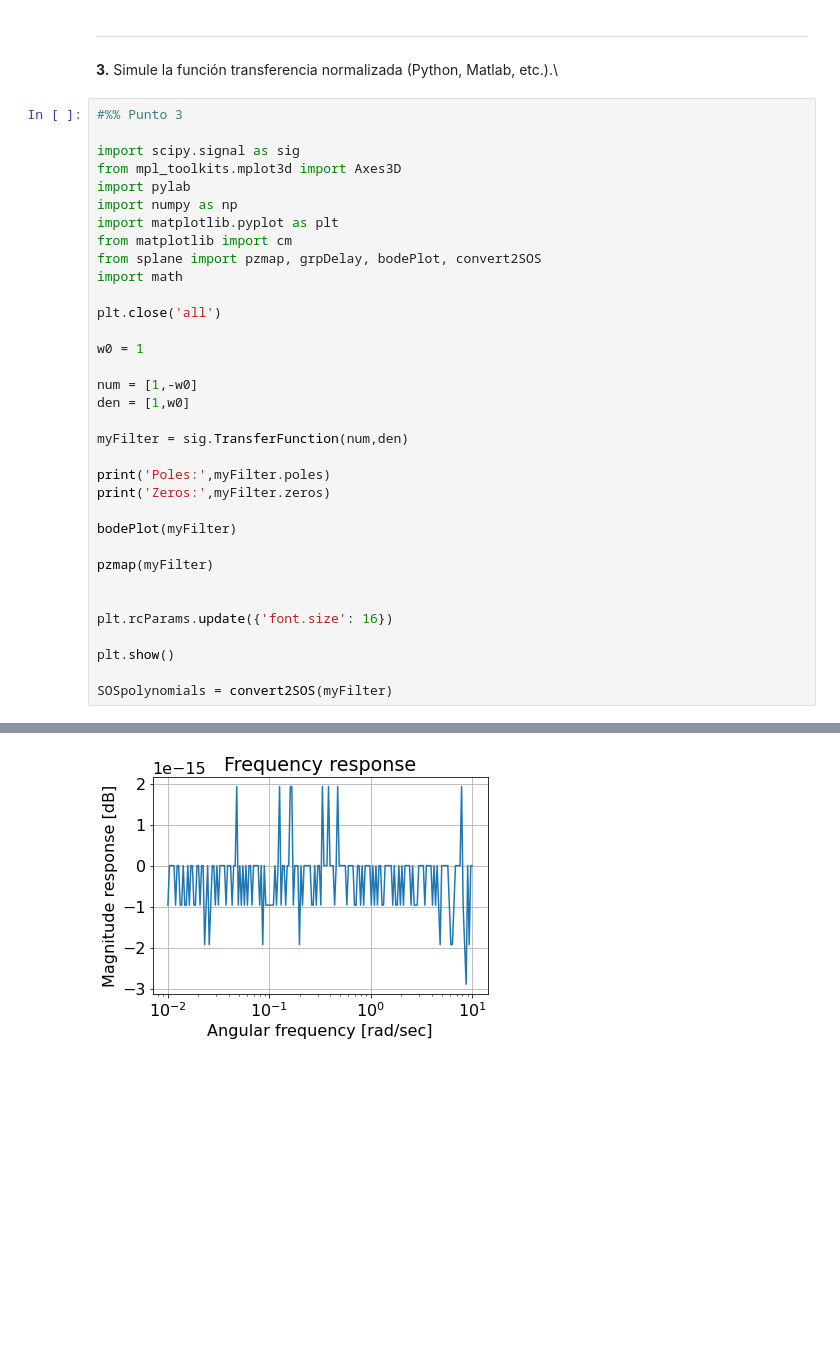
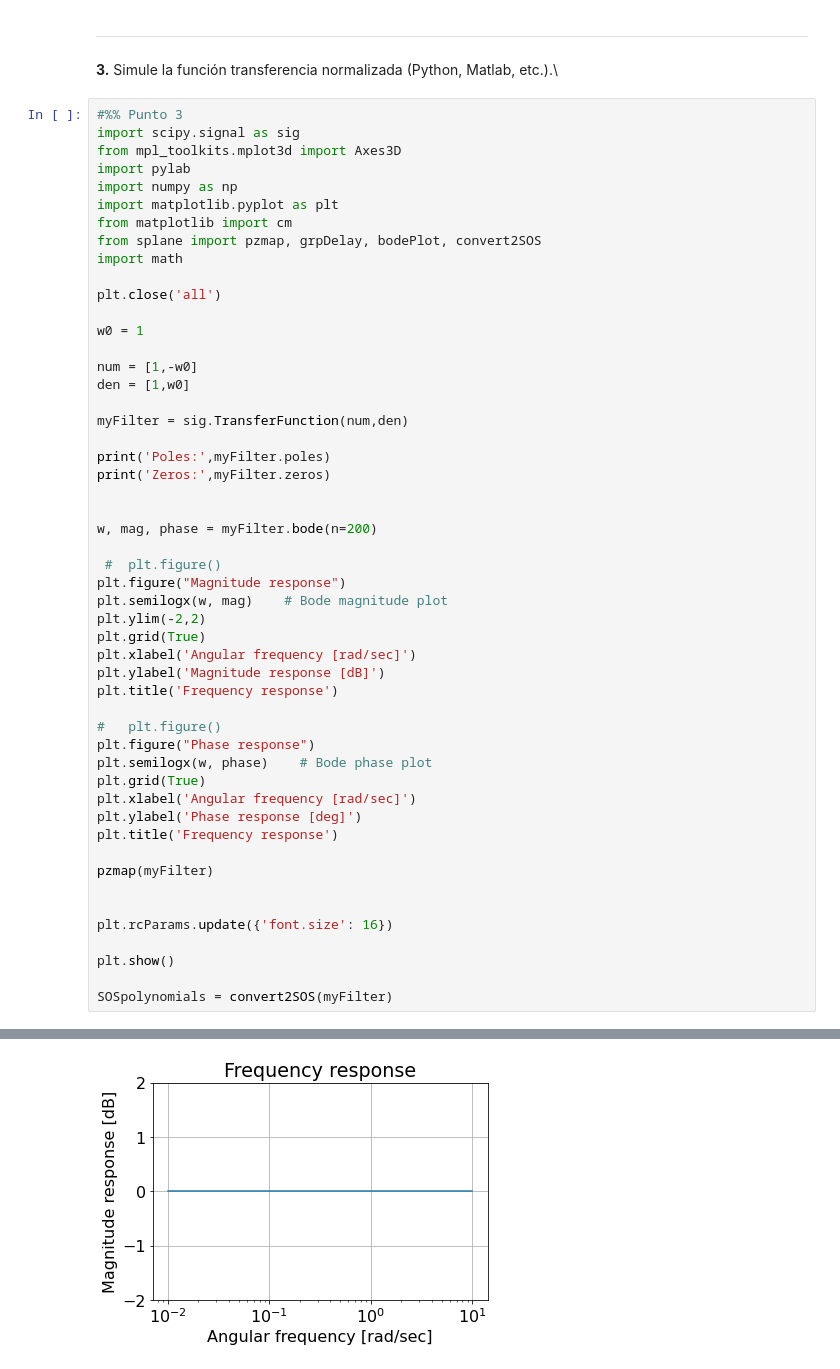
Before and after one commit to nglocatti/TC2, a Jupyter notebook: TS1/TS1 - Nicolás Locatti - Demorada.ipynb, the cells around one changed output, grey strips where cells are left out. Cells and saved outputs as stored; diff of their text form; blank space fills up the shorter version.

```diff
--- a/TS1/TS1 - Nicolás Locatti - Demorada.ipynb
+++ b/TS1/TS1 - Nicolás Locatti - Demorada.ipynb
@@ -34,7 +34,6 @@ Para los siguientes circuitos conocidos como Filtro Pasa Todo o Rotador de fase,
 **3.** Simule la función transferencia normalizada (Python, Matlab, etc.).\
 # %%
 #%% Punto 3
-
 import scipy.signal as sig
 from mpl_toolkits.mplot3d import Axes3D
 import pylab
@@ -44,35 +43,53 @@ from matplotlib import cm
 from splane import pzmap, grpDelay, bodePlot, convert2SOS
 import math
 
 plt.close('all')
 
 w0 = 1
 
 num = [1,-w0]
 den = [1,w0]
 
 myFilter = sig.TransferFunction(num,den)
 
 print('Poles:',myFilter.poles)
 print('Zeros:',myFilter.zeros)
 
-bodePlot(myFilter)
+
+w, mag, phase = myFilter.bode(n=200)
+
+ #  plt.figure()
+plt.figure("Magnitude response")
+plt.semilogx(w, mag)    # Bode magnitude plot
+plt.ylim(-2,2)
+plt.grid(True)
+plt.xlabel('Angular frequency [rad/sec]')
+plt.ylabel('Magnitude response [dB]')
+plt.title('Frequency response')
+
+#   plt.figure()
+plt.figure("Phase response")
+plt.semilogx(w, phase)    # Bode phase plot
+plt.grid(True)
+plt.xlabel('Angular frequency [rad/sec]')
+plt.ylabel('Phase response [deg]')
+plt.title('Frequency response')
 
 pzmap(myFilter)
 
 
 plt.rcParams.update({'font.size': 16})
 
 plt.show()
 
 SOSpolynomials = convert2SOS(myFilter)
 # %% [output]
 Poles: [-1.]
 Zeros: [1.]
 1 zeros: [1.]
 1 poles: [-1.]
 gain: 1.0
-[figure, old version]
+[figure, new version]
 [figure]
 [figure]
 # %% [markdown]
```
Also changed, not shown: parts of 2 cells of this notebook.
